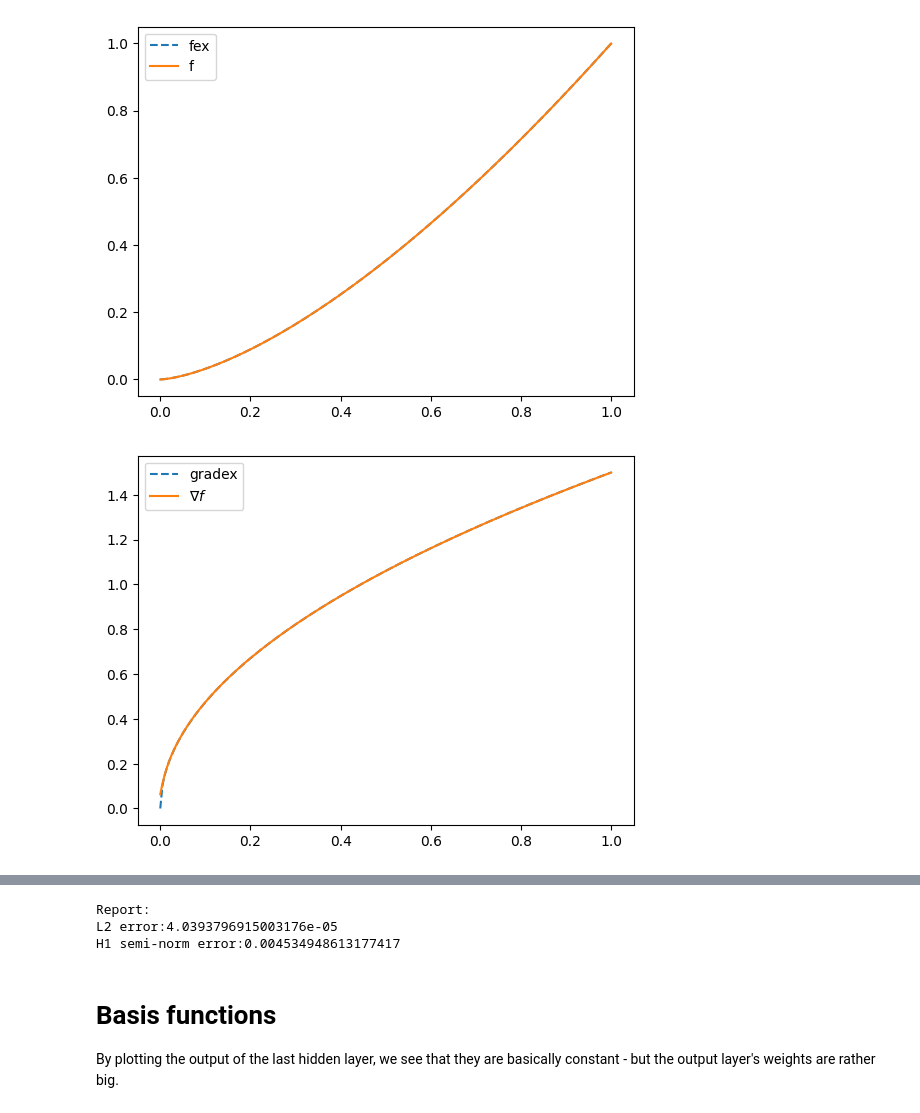
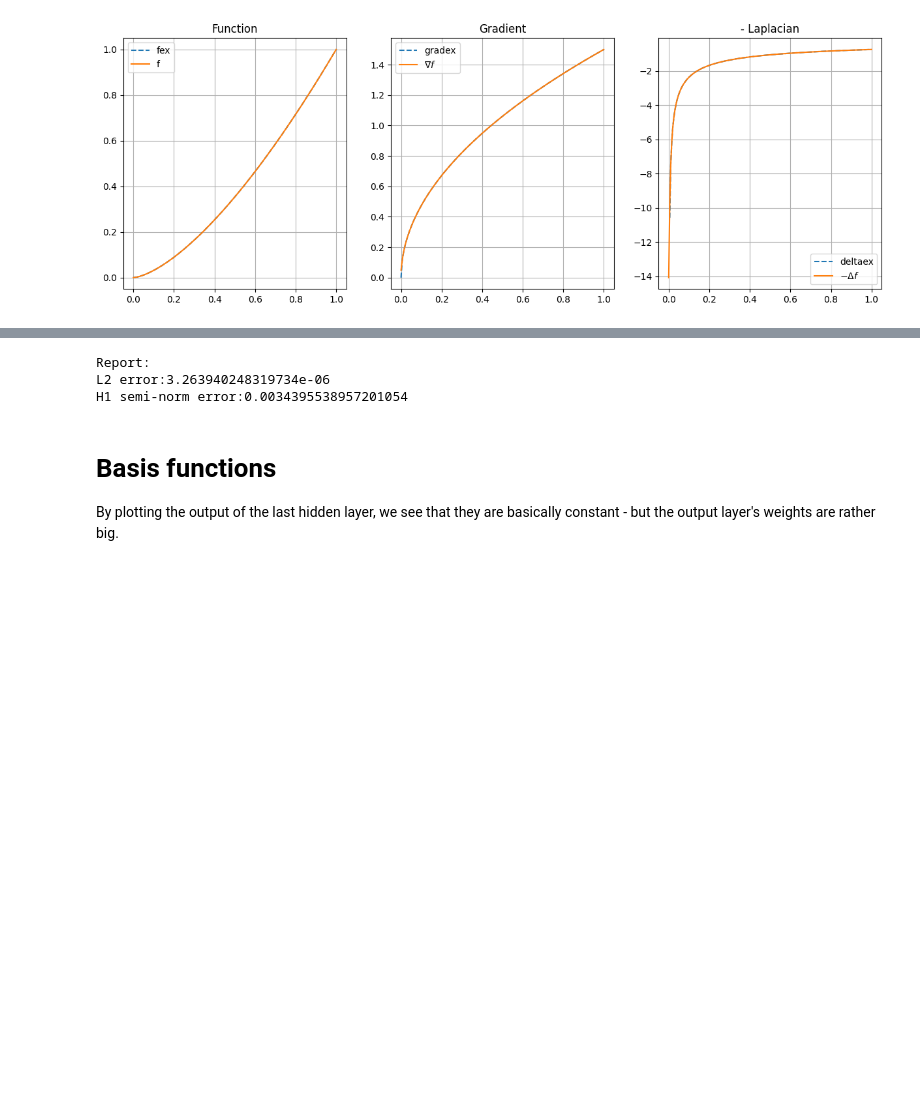
Before and after one commit to carlomr/MLCS_2024-2025, a Jupyter notebook: lab1_intro_to_NNs/LSGD.ipynb, the cells around one changed output, grey strips where cells are left out. Cells and saved outputs as stored; diff of their text form; code cells hidden in the pictures; blank space fills up the shorter version.

```diff
--- a/lab1_intro_to_NNs/LSGD.ipynb
+++ b/lab1_intro_to_NNs/LSGD.ipynb
@@ -51,36 +40,41 @@ X = torch.linalg.lstsq(A, B).solution (Triggered internally at  /Users/runner/wo
 # %%
 x = torch.linspace(0, 1, 200)
 y = nn(x)
 dy = nn.gradient(x)
 deltay = nn.laplacian(x)
 
-yex = func(x).detach().numpy()
-dyex = dfunc(x).detach().numpy()
-deltaex = deltafunc(x).detach().numpy()
+yex = func(x).detach().cpu()
+dyex = dfunc(x).detach().cpu()
+deltaex = deltafunc(x).detach().cpu()
 
-x_np = x.detach().numpy()
+x_np = x.detach().cpu()
 
+plt.figure(figsize=(15, 5))
+plt.subplot(1, 3, 1)
+plt.plot(x_np, yex, '--', label='fex')
+plt.plot(x_np, y.detach().cpu(), label='f')
+plt.legend()
+plt.grid()
+plt.title('Function')
 
+plt.subplot(1, 3, 2)
+plt.plot(x_np, dyex, '--', label='gradex')
+plt.plot(x_np, dy.flatten().detach().cpu(), label=r"$\nabla f$")
+plt.legend()
+plt.grid()
+plt.title('Gradient')
 
-plt.plot(x_np, yex, '--', label='fex')
-plt.plot(x_np, y.detach().numpy(), label='f')
+plt.subplot(1, 3, 3)
+plt.plot(x_np, deltaex, '--', label='deltaex')
+plt.plot(x_np, deltay.detach().cpu(), label=r"$-\Delta f$")
 plt.legend()
-plt.show()
-
-plt.plot(x_np, dyex, '--', label='gradex')
-plt.plot(x_np, dy.flatten().detach().numpy(), label=r"$\nabla f$")
-plt.legend()
-plt.show()
-
-plt.plot(x_np, deltaex, '--', label='deltaex')
-plt.plot(x_np, deltay.detach().numpy(), label=r"$-\Delta f$")
-plt.legend()
+plt.grid()
+plt.title('- Laplacian')
 plt.show()
 
 
 print('Report:')
-print('L2 error:' + str(np.linalg.norm(y.flatten().detach().numpy()  -  yex)/np.sqrt(len(x_np))))
-print('H1 semi-norm error:' + str(np.linalg.norm(dy.flatten().detach().numpy() - dyex)/np.sqrt(len(x_np))))
+print('L2 error:' + str(np.linalg.norm(y.flatten().detach().cpu()  -  yex)/np.sqrt(len(x_np))))
+print('H1 semi-norm error:' + str(np.linalg.norm(dy.flatten().detach().cpu() - dyex)/np.sqrt(len(x_np))))
 # %% [output]
-[figure, old version]
+[figure, new version]
-[figure, removed]
@@ -88,6 +81,6 @@ print('H1 semi-norm error:' + str(np.linalg.norm(dy.flatten().detach().numpy() -
 Report:
-L2 error:4.0393796915003176e-05
-H1 semi-norm error:0.004534948613177417
+L2 error:3.263940248319734e-06
+H1 semi-norm error:0.0034395538957201054
 # %% [markdown]
 # Basis functions
 By plotting the output of the last hidden layer, we see that they are basically constant - but the output layer's weights are rather big.
```
Also changed, not shown: parts of 5 cells of this notebook, 4 other files.
